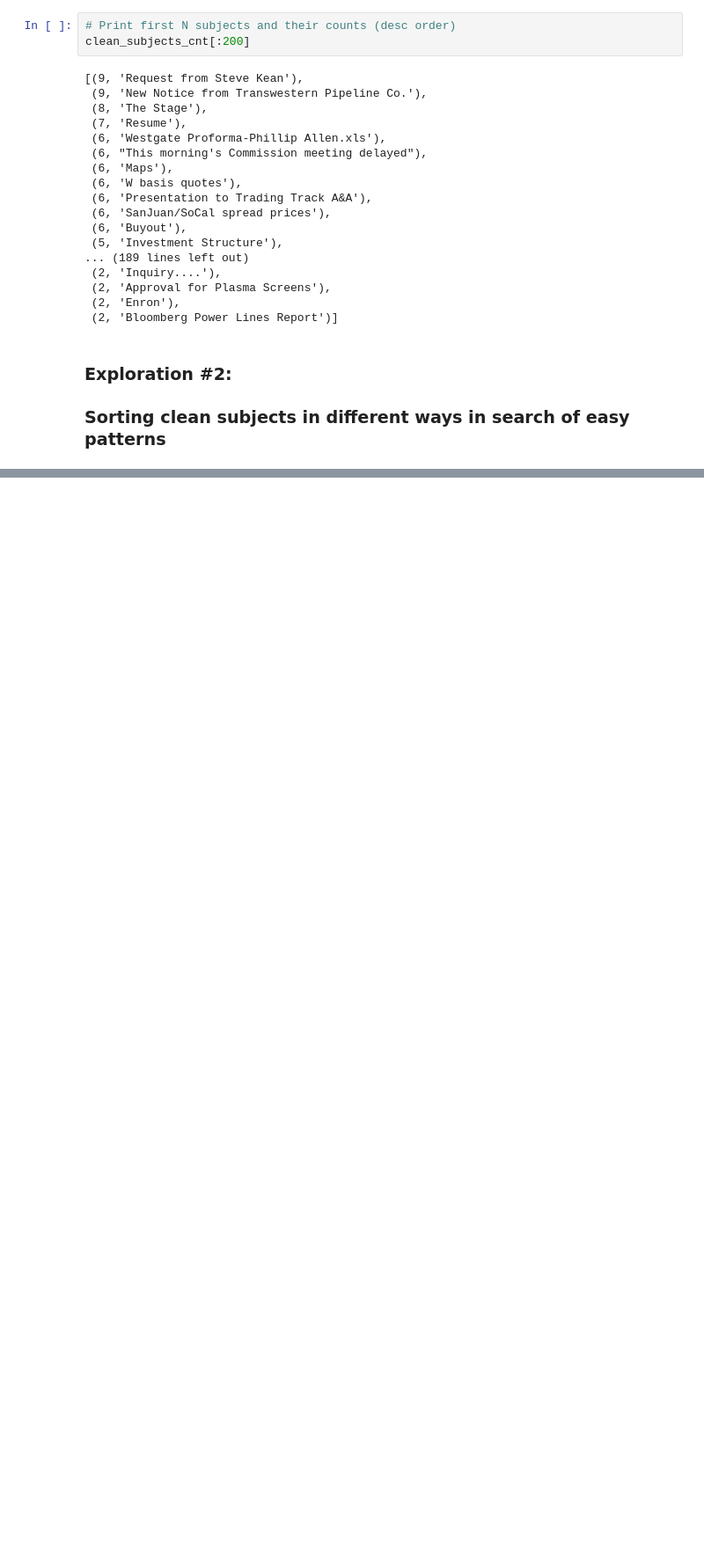
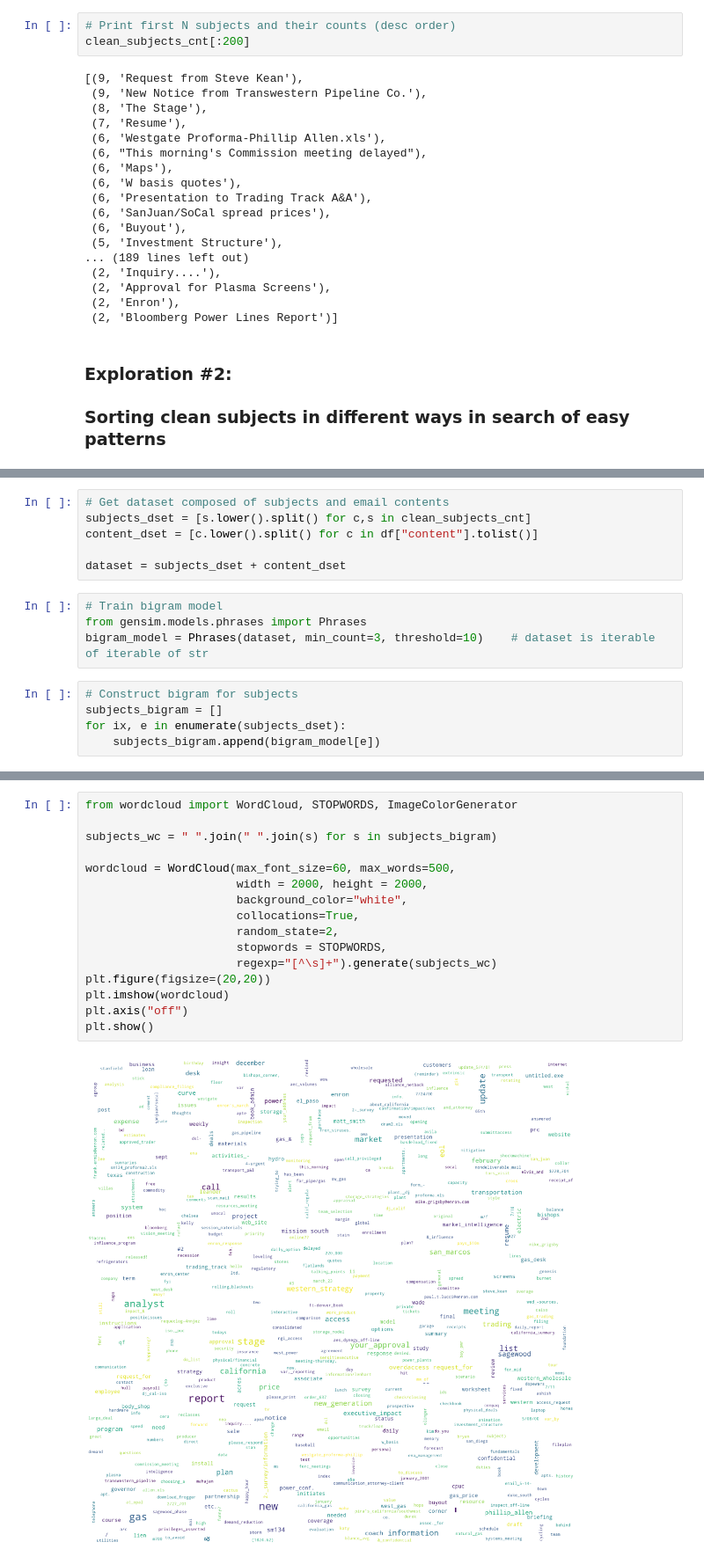
Before and after one commit to codingMJ/EnronData, a Jupyter notebook: Enron_data_EDA_on_emails.ipynb, the cells around one changed output, grey strips where cells are left out. Shown at 88% size. Saved outputs shown, nothing was run; the diff lists cells and outputs as text; blank space fills up the shorter version.

```diff
--- a/Enron_data_EDA_on_emails.ipynb
+++ b/Enron_data_EDA_on_emails.ipynb
@@ -152,0 +182,15 @@ Subjects count: 641
+# %%
+# Get dataset composed of subjects and email contents
+subjects_dset = [s.lower().split() for c,s in clean_subjects_cnt]
+content_dset = [c.lower().split() for c in df["content"].tolist()]
+
+dataset = subjects_dset + content_dset
+# %%
+# Train bigram model
+from gensim.models.phrases import Phrases
+bigram_model = Phrases(dataset, min_count=3, threshold=10)    # dataset is iterable of iterable of str
+# %%
+# Construct bigram for subjects
+subjects_bigram = []
+for ix, e in enumerate(subjects_dset):
+    subjects_bigram.append(bigram_model[e])
@@ -152,0 +246,18 @@ Subjects count: 641
+# %%
+from wordcloud import WordCloud, STOPWORDS, ImageColorGenerator
+
+subjects_wc = " ".join(" ".join(s) for s in subjects_bigram)
+
+wordcloud = WordCloud(max_font_size=60, max_words=500,
+                      width = 2000, height = 2000,
+                      background_color="white",
+                      collocations=True,
+                      random_state=2,
+                      stopwords = STOPWORDS,
+                      regexp="[^\s]+").generate(subjects_wc)
+plt.figure(figsize=(20,20))
+plt.imshow(wordcloud)
+plt.axis("off")
+plt.show()
+# %% [output]
+[figure, added]
```
Also changed, not shown: parts of 16 cells of this notebook.
